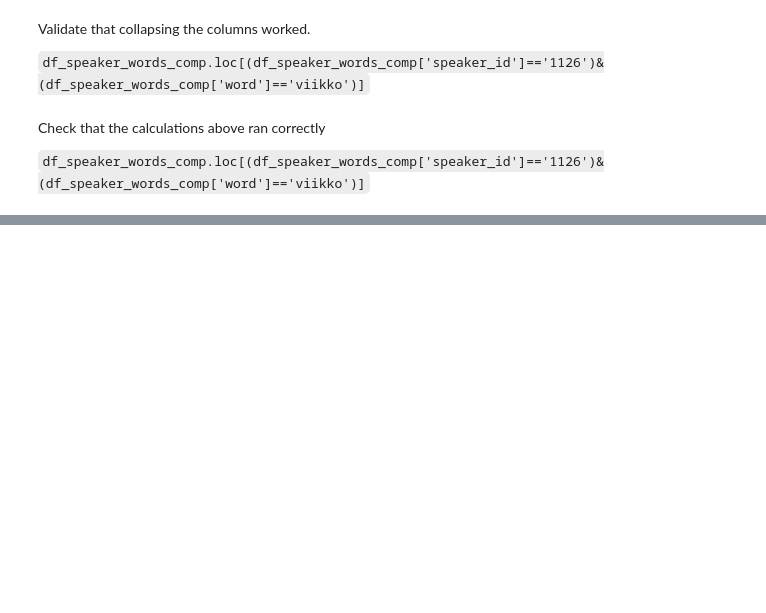
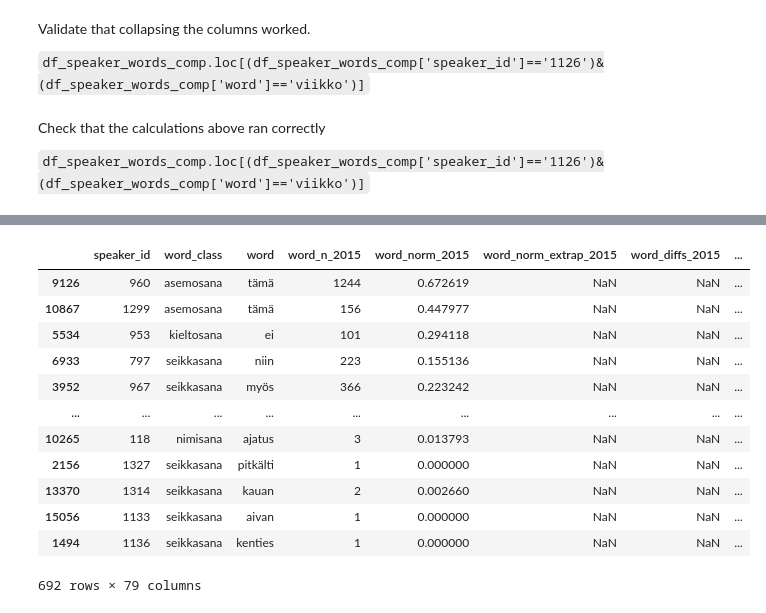
Before and after one commit to oarajala/ParliamentSampo_GenAI_detection, a Jupyter notebook: project/03b_analysis_person.ipynb, the cells around one changed output, grey strips where cells are left out. Cells and saved outputs as stored; diff of their text form; code cells hidden in the pictures; blank space fills up the shorter version.

```diff
--- a/project/03b_analysis_person.ipynb
+++ b/project/03b_analysis_person.ipynb
@@ -363,3 +320,22 @@ df.loc[(~df['word_class'].isin(['sidesana','teonsana']))&(df['year']==2024)].sor
+# %%
+df_speakers = pd.read_csv(f'{directory}/test/merge_puhujat_sanat.csv', encoding='utf-8', sep=';', header=0)
+# %%
+# ADDING Z-SCORES FOR FURTHER COMPARSIONS
+year, max_year = 2015, 2025
+speakers = df_speakers['speaker_id'].unique()
+while year <= max_year:
+    col_name = f'z_{year}'
+    df_speakers[col_name] = None
+    tmp_ser = pd.Series(data=None, dtype=float)
+
+    for speaker in speakers:
+        ser = df_speakers[f'word_norm_{year}'].loc[df_speakers['speaker_id']==speaker]
+        z_scores = pd.Series(stats.zscore(ser))
+        tmp_ser = pd.concat([tmp_ser, z_scores], ignore_index=True)
+        #tmp.loc[tmp['speaker_id']==speaker, col_name] = z_scores
+
+    df_speakers[col_name] = tmp_ser
+    year=year+1
 # %%
 # doesn't seem to turn out much.
 # TO DO: check if WORD COUNTS for these speakers have got longer after 2022/2023
@@ -366,0 +494,37 @@ df.loc[(~df['word_class'].isin(['sidesana','teonsana']))&(df['year']==2024)].sor
+# %%
+# words 2023, 2024, 2025:
+# what kinds of words have become more frequent
+df_tsekkaa = df_speakers.loc[
+    (df_speakers['z_2024']>df_speakers['z_2015'])&
+    (df_speakers['z_2024']>df_speakers['z_2016'])&
+    (df_speakers['z_2024']>df_speakers['z_2017'])&
+    (df_speakers['z_2024']>df_speakers['z_2018'])&
+    (df_speakers['z_2024']>df_speakers['z_2019'])&
+    (df_speakers['z_2024']>df_speakers['z_2020'])&
+    (df_speakers['z_2024']>df_speakers['z_2021'])&
+    (df_speakers['z_2024']>df_speakers['z_2022'])&
+    (df_speakers['z_2025']>df_speakers['z_2015'])&
+    (df_speakers['z_2025']>df_speakers['z_2016'])&
+    (df_speakers['z_2025']>df_speakers['z_2017'])&
+    (df_speakers['z_2025']>df_speakers['z_2018'])&
+    (df_speakers['z_2025']>df_speakers['z_2019'])&
+    (df_speakers['z_2025']>df_speakers['z_2020'])&
+    (df_speakers['z_2025']>df_speakers['z_2021'])&
+    (df_speakers['z_2025']>df_speakers['z_2022'])
+]
+# %%
+display(df_tsekkaa[~df_tsekkaa['word_class'].isin(['sidesana','teonsana'])].sort_values(by=['z_2025'],ascending=False))
+# %% [output]
+|  | speaker_id | word_class | word | word_n_2015 | word_norm_2015 | word_norm_extrap_2015 | word_diffs_2015 | ... |
+| 9126 | 960 | asemosana | tämä | 1244 | 0.672619 | NaN | NaN | ... |
+| 10867 | 1299 | asemosana | tämä | 156 | 0.447977 | NaN | NaN | ... |
+| 5534 | 953 | kieltosana | ei | 101 | 0.294118 | NaN | NaN | ... |
+| 6933 | 797 | seikkasana | niin | 223 | 0.155136 | NaN | NaN | ... |
+| 3952 | 967 | seikkasana | myös | 366 | 0.223242 | NaN | NaN | ... |
+| ... | ... | ... | ... | ... | ... | ... | ... | ... |
+| 10265 | 118 | nimisana | ajatus | 3 | 0.013793 | NaN | NaN | ... |
+| 2156 | 1327 | seikkasana | pitkälti | 1 | 0.000000 | NaN | NaN | ... |
+| 13370 | 1314 | seikkasana | kauan | 2 | 0.002660 | NaN | NaN | ... |
+| 15056 | 1133 | seikkasana | aivan | 1 | 0.000000 | NaN | NaN | ... |
+| 1494 | 1136 | seikkasana | kenties | 1 | 0.000000 | NaN | NaN | ... |
+692 rows × 79 columns
```
Also changed, not shown: parts of 18 cells of this notebook, 1 other file.
